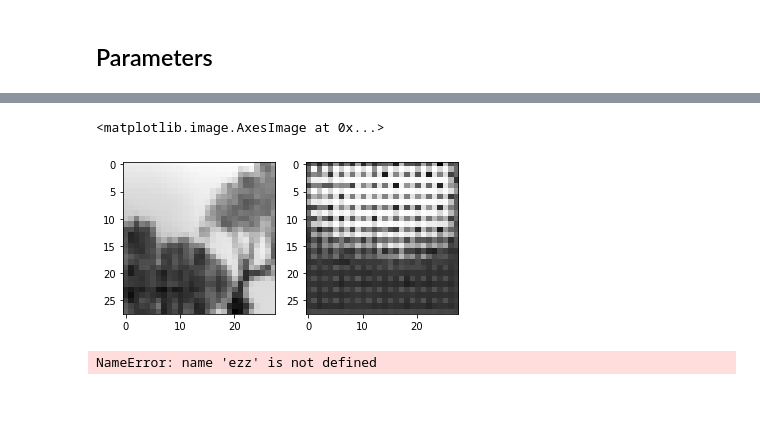
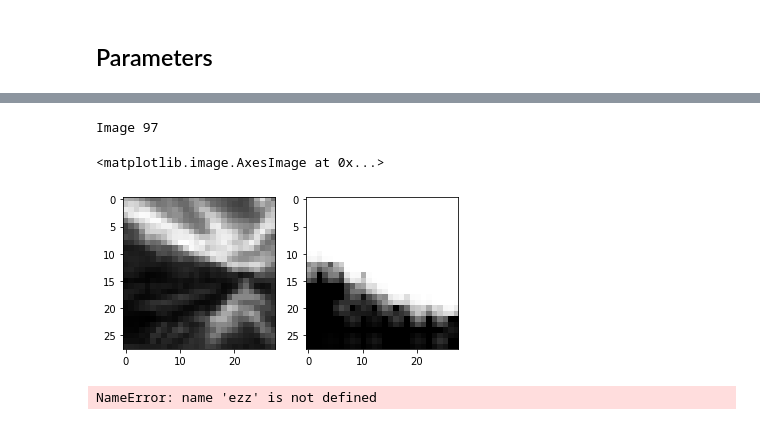
Before and after one commit to arthurviens/genmodel-DCGAN, a Jupyter notebook: autoencoder.ipynb, the cells around one changed output, grey strips where cells are left out. Saved outputs shown, nothing was run; the diff lists cells and outputs as text; code cells hidden in the pictures.

```diff
--- a/autoencoder.ipynb
+++ b/autoencoder.ipynb
@@ -18,8 +18,8 @@ device(type='cuda', index=0)
 # %% [markdown]
 ## Parameters
 # %%
-batch_size_train = 64
-batch_size_test = 64
+batch_size_train = 128
+batch_size_test = 128
 
 #train_loader, test_loader = define_mnist_loaders(batch_size_train, batch_size_test)
 train_loader, test_loader = define_landscapes_loaders(batch_size_train, batch_size_test,
@@ -76,13 +98,16 @@ if isinstance(x, list):
     x = x[0]
 # %%
 #z = autoencoder(x)
+i = np.random.randint(batch_size_test)
+print(f"Image {i}")
 device = torch.device('cuda:0' if torch.cuda.is_available() else 'cpu')
 x = x.to(device)
 fig,axes = plt.subplots(1,2); plt.set_cmap(['gray','viridis'][0])
-axes[0].imshow(x[0][0].cpu()); axes[1].imshow(autoencoder(x)[0][0].detach().cpu())
+axes[0].imshow(x[i][0].cpu()); axes[1].imshow(autoencoder(x)[i][0].detach().cpu())
 # %% [output]
-<matplotlib.image.AxesImage at 0x...>
+Image 97
+<matplotlib.image.AxesImage at 0x...>
-[figure, old version]
+[figure, new version]
 # %%
 ezz
 # %% [output]
```
Also changed, not shown: parts of 5 cells of this notebook, 3 other files.
